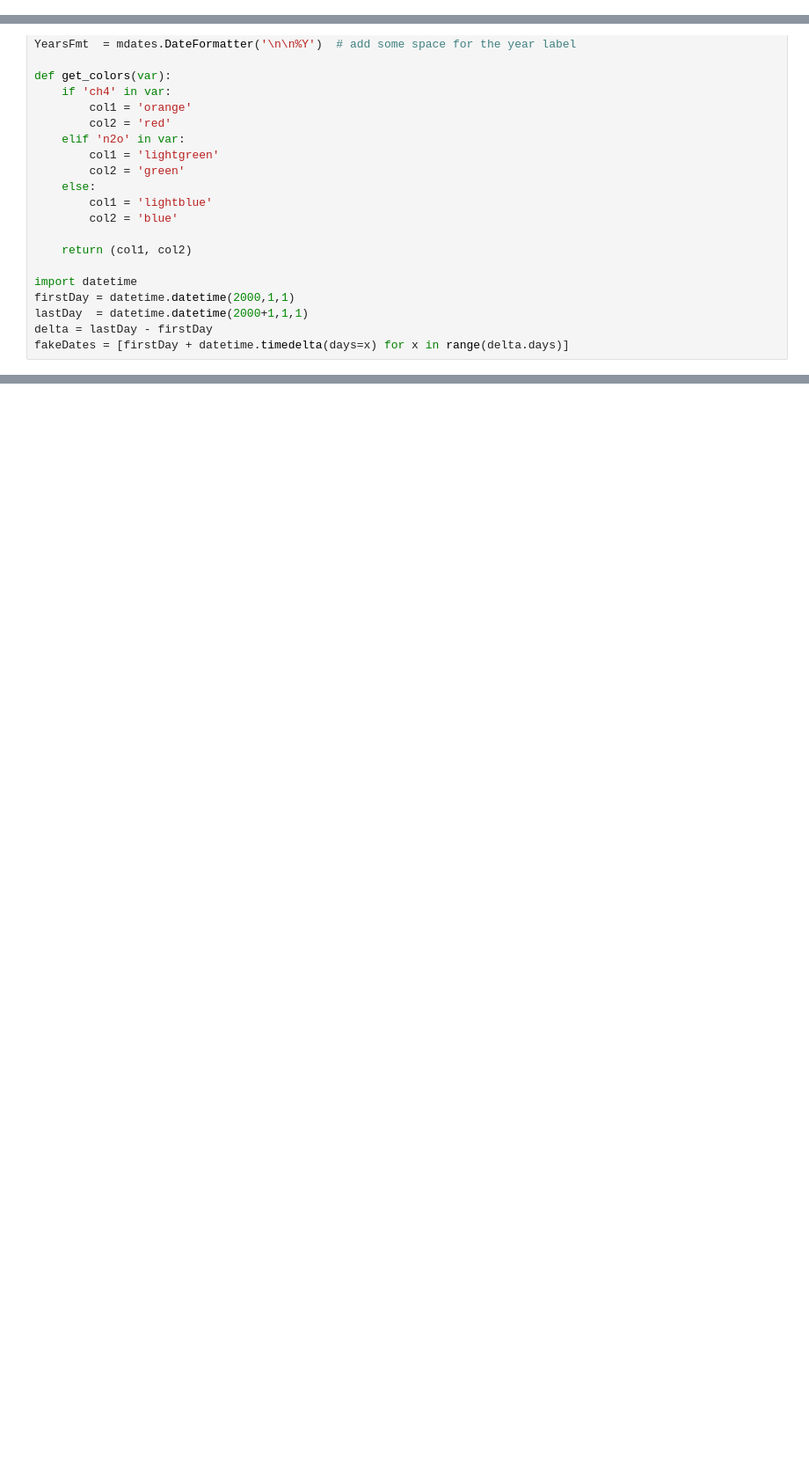
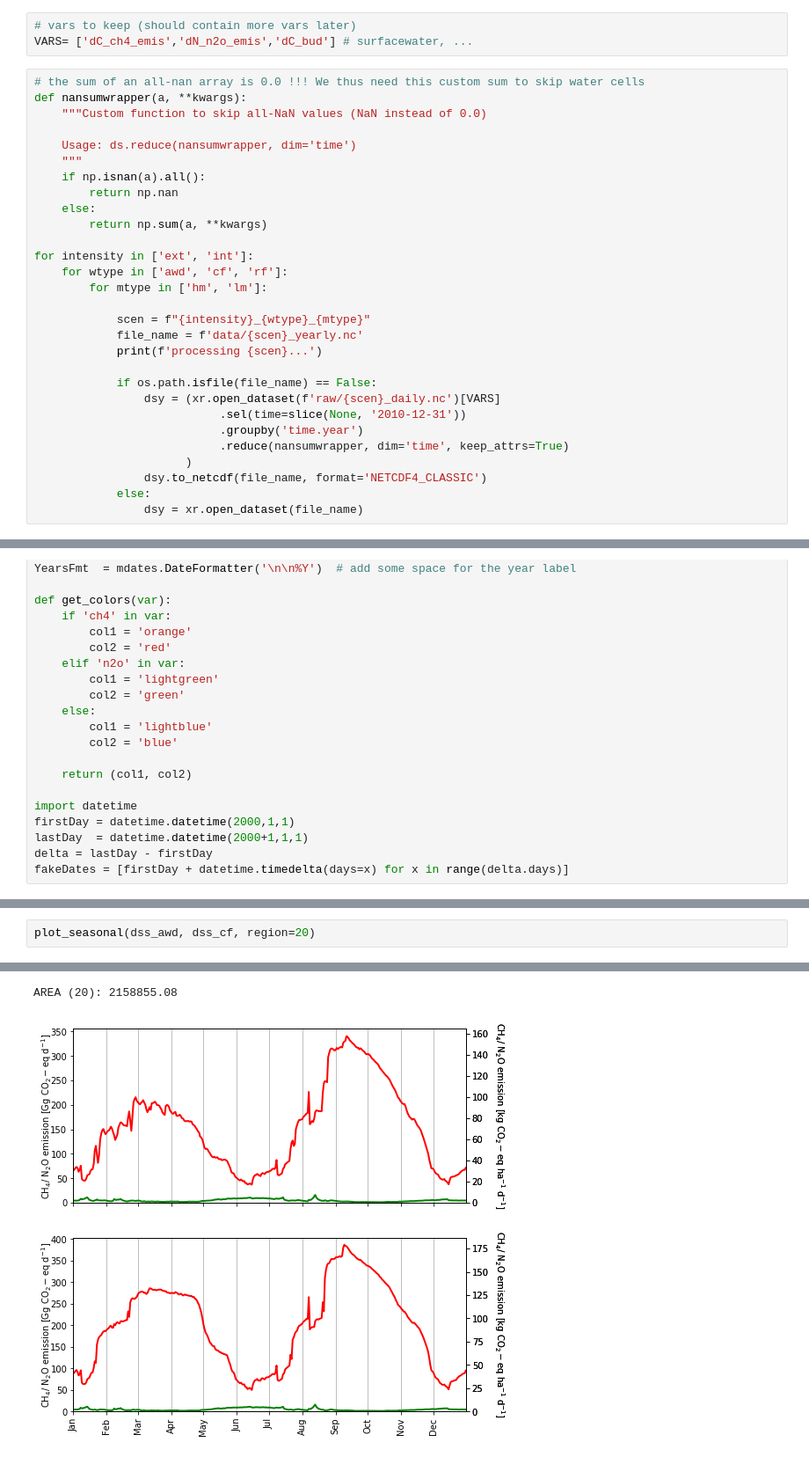
Before and after one commit to cwerner/phili_rice_sims, a Jupyter notebook: InitialAnalysis.ipynb, the cells around one changed output, grey strips where cells are left out. Shown: that part at 88% size. Saved outputs shown, nothing was run; the diff lists cells and outputs as text; blank space fills up the shorter version.

```diff
--- a/InitialAnalysis.ipynb
+++ b/InitialAnalysis.ipynb
@@ -58,0 +26,32 @@ processing int_rf_lm...
+# %%
+# vars to keep (should contain more vars later)
+VARS= ['dC_ch4_emis','dN_n2o_emis','dC_bud'] # surfacewater, ...
+# %%
+# the sum of an all-nan array is 0.0 !!! We thus need this custom sum to skip water cells
+def nansumwrapper(a, **kwargs):
+    """Custom function to skip all-NaN values (NaN instead of 0.0)
+
+    Usage: ds.reduce(nansumwrapper, dim='time')
+    """
+    if np.isnan(a).all():
+        return np.nan
+    else:
+        return np.sum(a, **kwargs)
+
+for intensity in ['ext', 'int']:
+    for wtype in ['awd', 'cf', 'rf']:
+        for mtype in ['hm', 'lm']:
+
+            scen = f"{intensity}_{wtype}_{mtype}"
+            file_name = f'data/{scen}_yearly.nc'
+            print(f'processing {scen}...')
+
+            if os.path.isfile(file_name) == False:
+                dsy = (xr.open_dataset(f'raw/{scen}_daily.nc')[VARS]
+                           .sel(time=slice(None, '2010-12-31'))
+                           .groupby('time.year')
+                           .reduce(nansumwrapper, dim='time', keep_attrs=True)
+                      )
+                dsy.to_netcdf(file_name, format='NETCDF4_CLASSIC')
+            else:
+                dsy = xr.open_dataset(file_name)
@@ -396,0 +400,3 @@ for i, var in enumerate([ 'dC_ch4_emis', 'dN_n2o_emis']):
+# %%
+plot_seasonal(dss_awd, dss_cf, region=20)
+# %% [output]
@@ -396,0 +404,2 @@ for i, var in enumerate([ 'dC_ch4_emis', 'dN_n2o_emis']):
+AREA (20): 2158855.08
+[figure, added]
```
Also changed, not shown: parts of 11 cells of this notebook, 1 other file.
